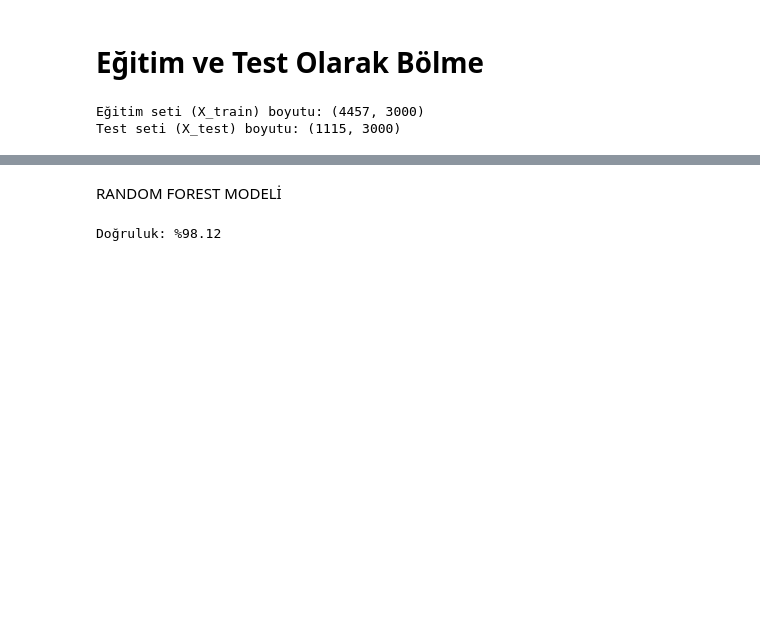
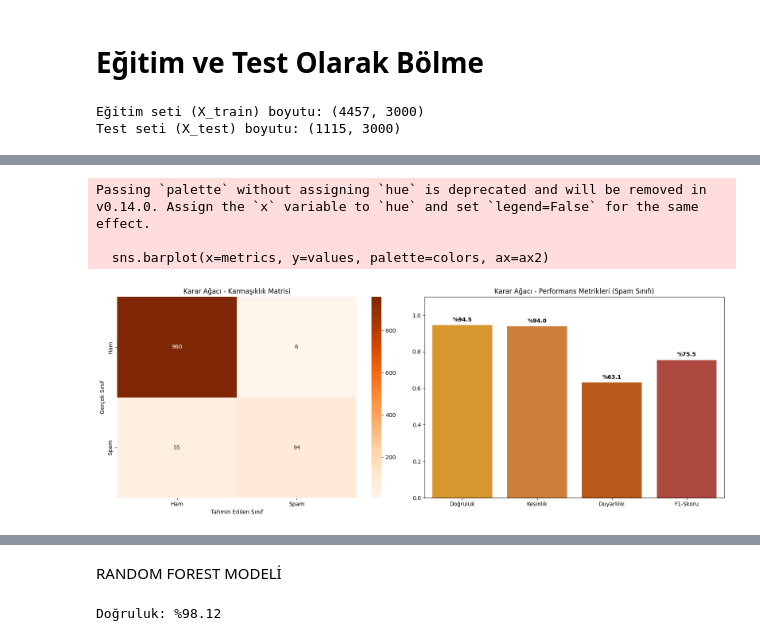
Before and after one commit to zeynepbykn/SMS_Spam_Tespiti_Proje, a Jupyter notebook: SMS_spam_veriBilimi_proje.ipynb, the cells around one changed output, grey strips where cells are left out. Drawn from its saved outputs; the diff is of its cells as text; code cells hidden in the pictures; blank space fills up the shorter version.

```diff
--- a/SMS_spam_veriBilimi_proje.ipynb
+++ b/SMS_spam_veriBilimi_proje.ipynb
@@ -139,0 +206,45 @@ Test seti (X_test) boyutu: (1115, 3000)
+# %%
+import matplotlib.pyplot as plt
+import seaborn as sns
+from sklearn.metrics import confusion_matrix, classification_report, accuracy_score, precision_score, recall_score, f1_score
+
+# 1. Tahminleri alalım
+y_pred_dt = dt_model.predict(X_test)
+
+# 2. Metrikleri hesaplayalım (Spam sınıfı için)
+accuracy = accuracy_score(y_test, y_pred_dt)
+precision = precision_score(y_test, y_pred_dt)
+recall = recall_score(y_test, y_pred_dt)
+f1 = f1_score(y_test, y_pred_dt)
+
+# 3. Görselleştirme (Yan yana iki grafik)
+fig, (ax1, ax2) = plt.subplots(1, 2, figsize=(16, 6))
+
+# --- SOL TARAF: Karmaşıklık Matrisi ---
+cm = confusion_matrix(y_test, y_pred_dt)
+sns.heatmap(cm, annot=True, fmt='d', cmap='Oranges', ax=ax1,
+            xticklabels=['Ham', 'Spam'], yticklabels=['Ham', 'Spam'])
+ax1.set_title('Karar Ağacı - Karmaşıklık Matrisi')
+ax1.set_xlabel('Tahmin Edilen Sınıf')
+ax1.set_ylabel('Gerçek Sınıf')
+
+# --- SAĞ TARAF: Başarı Metrikleri ---
+metrics = ['Doğruluk', 'Kesinlik', 'Duyarlılık', 'F1-Skoru']
+values = [accuracy, precision, recall, f1]
+colors = ['#f39c12', '#e67e22', '#d35400', '#c0392b']
+
+sns.barplot(x=metrics, y=values, palette=colors, ax=ax2)
+ax2.set_ylim(0, 1.1)
+ax2.set_title('Karar Ağacı - Performans Metrikleri (Spam Sınıfı)')
+
+# Çubukların üzerine değerleri yazdıralım
+for i, v in enumerate(values):
+    ax2.text(i, v + 0.02, f"%{v*100:.1f}", ha='center', fontweight='bold')
+
+plt.tight_layout()
+plt.show()
+# %% [output]
+Passing `palette` without assigning `hue` is deprecated and will be removed in v0.14.0. Assign the `x` variable to `hue` and set `legend=False` for the same effect.
+
+  sns.barplot(x=metrics, y=values, palette=colors, ax=ax2)
+[figure, added]
```
Also changed, not shown: parts of 9 cells of this notebook.
